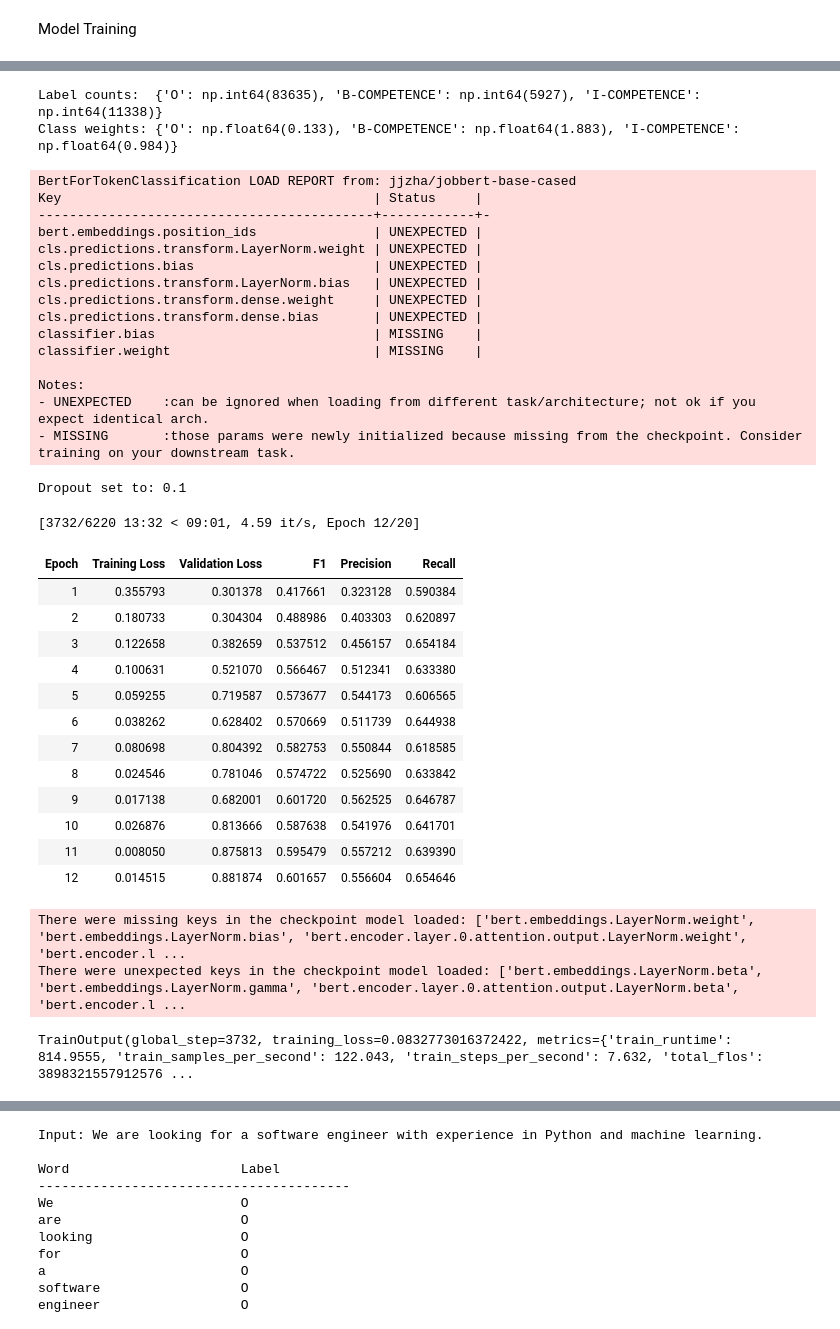
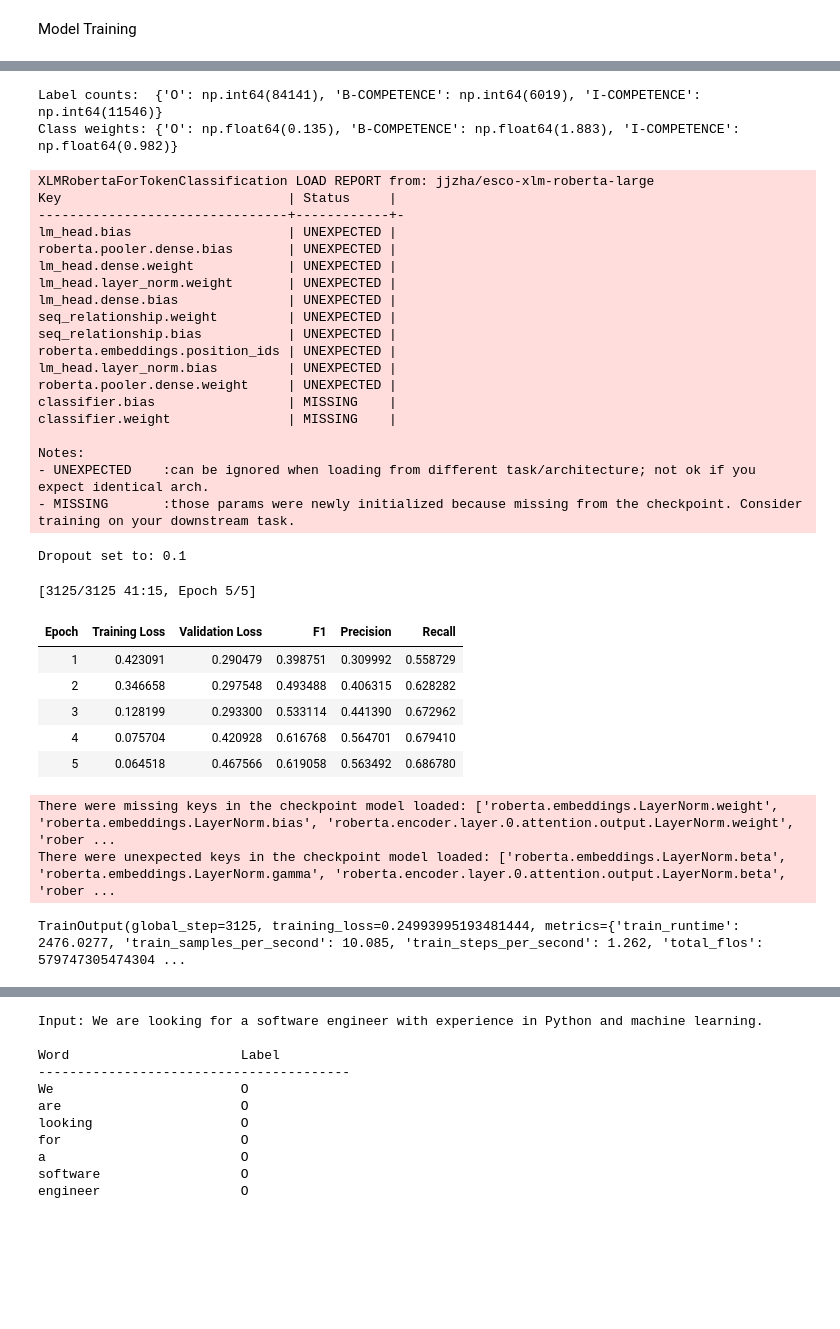
Before and after one commit to ChanZH0525/SkillSpan-NER, a Jupyter notebook: SkillSpan_Complete_Pipeline.ipynb, the cells around one changed output, grey strips where cells are left out. Saved outputs shown, nothing was run; the diff lists cells and outputs as text; code cells hidden in the pictures; blank space fills up the shorter version.

Commit message:
No label masking, adjusted dropout

```diff
--- a/SkillSpan_Complete_Pipeline.ipynb
+++ b/SkillSpan_Complete_Pipeline.ipynb
@@ -493,7 +493,7 @@ Truncation
 # %%
 from transformers import AutoTokenizer
 
-MODEL_NM  = "jjzha/jobbert-base-cased"
+MODEL_NM  = "jjzha/esco-xlm-roberta-large"
 MAX_LENGTH = 128
 
 tokenizer = AutoTokenizer.from_pretrained(MODEL_NM)
@@ -810,68 +814,66 @@ model.resize_token_embeddings(len(tokenizer))
 model.resize_token_embeddings(len(tokenizer))
 print(f"Dropout set to: {model.config.hidden_dropout_prob}")
 training_args = TrainingArguments(
     output_dir="./skillspan-bert",
+    save_total_limit=1, # keeps only the best checkpoint
     eval_strategy="epoch",
     save_strategy="epoch",
-    learning_rate=1e-4,
-    per_device_train_batch_size=16,
-    per_device_eval_batch_size=16,
-    num_train_epochs=20,
+    learning_rate=2e-5,
+    per_device_train_batch_size=8,
+    per_device_eval_batch_size=8,
+    num_train_epochs=5,
     weight_decay=0.01,
+    warmup_steps=0.1,
     load_best_model_at_end=True,
     metric_for_best_model="f1",
     greater_is_better=True,
     logging_steps=50,
     fp16=True
 )
-
 trainer = WeightedTrainer(
     model=model,
     args=training_args,
     train_dataset=tokenized_dataset["train"],
     eval_dataset=tokenized_dataset["validation"],
     data_collator=data_collator,
     compute_metrics=compute_metrics,
-    callbacks=[EarlyStoppingCallback(early_stopping_patience=3)]
+    callbacks=[EarlyStoppingCallback(early_stopping_patience=2)]
 )
 
 trainer.train()
 # %% [output]
-Label counts:  {'O': np.int64(83635), 'B-COMPETENCE': np.int64(5927), 'I-COMPETENCE': np.int64(11338)}
-Class weights: {'O': np.float64(0.133), 'B-COMPETENCE': np.float64(1.883), 'I-COMPETENCE': np.float64(0.984)}
+Label counts:  {'O': np.int64(84141), 'B-COMPETENCE': np.int64(6019), 'I-COMPETENCE': np.int64(11546)}
+Class weights: {'O': np.float64(0.135), 'B-COMPETENCE': np.float64(1.883), 'I-COMPETENCE': np.float64(0.982)}
-BertForTokenClassification LOAD REPORT from: jjzha/jobbert-base-cased
-Key                                        | Status     |
--------------------------------------------+------------+-
-bert.embeddings.position_ids               | UNEXPECTED |
-cls.predictions.transform.LayerNorm.weight | UNEXPECTED |
-cls.predictions.bias                       | UNEXPECTED |
-cls.predictions.transform.LayerNorm.bias   | UNEXPECTED |
-cls.predictions.transform.dense.weight     | UNEXPECTED |
-cls.predictions.transform.dense.bias       | UNEXPECTED |
-classifier.bias                            | MISSING    |
-classifier.weight                          | MISSING    |
+XLMRobertaForTokenClassification LOAD REPORT from: jjzha/esco-xlm-roberta-large
+Key                             | Status     |
+--------------------------------+------------+-
+lm_head.bias                    | UNEXPECTED |
+roberta.pooler.dense.bias       | UNEXPECTED |
+lm_head.dense.weight            | UNEXPECTED |
+lm_head.layer_norm.weight       | UNEXPECTED |
+lm_head.dense.bias              | UNEXPECTED |
+seq_relationship.weight         | UNEXPECTED |
+seq_relationship.bias           | UNEXPECTED |
+roberta.embeddings.position_ids | UNEXPECTED |
+lm_head.layer_norm.bias         | UNEXPECTED |
+roberta.pooler.dense.weight     | UNEXPECTED |
+classifier.bias                 | MISSING    |
+classifier.weight               | MISSING    |
 
 Notes:
 - UNEXPECTED    :can be ignored when loading from different task/architecture; not ok if you expect identical arch.
 - MISSING       :those params were newly initialized because missing from the checkpoint. Consider training on your downstream task.
 Dropout set to: 0.1
-[3732/6220 13:32 < 09:01, 4.59 it/s, Epoch 12/20]
+[3125/3125 41:15, Epoch 5/5]
 | Epoch | Training Loss | Validation Loss | F1 | Precision | Recall |
-| 1 | 0.355793 | 0.301378 | 0.417661 | 0.323128 | 0.590384 |
-| 2 | 0.180733 | 0.304304 | 0.488986 | 0.403303 | 0.620897 |
-| 3 | 0.122658 | 0.382659 | 0.537512 | 0.456157 | 0.654184 |
-| 4 | 0.100631 | 0.521070 | 0.566467 | 0.512341 | 0.633380 |
-| 5 | 0.059255 | 0.719587 | 0.573677 | 0.544173 | 0.606565 |
-| 6 | 0.038262 | 0.628402 | 0.570669 | 0.511739 | 0.644938 |
-| 7 | 0.080698 | 0.804392 | 0.582753 | 0.550844 | 0.618585 |
-| 8 | 0.024546 | 0.781046 | 0.574722 | 0.525690 | 0.633842 |
-| 9 | 0.017138 | 0.682001 | 0.601720 | 0.562525 | 0.646787 |
-| 10 | 0.026876 | 0.813666 | 0.587638 | 0.541976 | 0.641701 |
-| 11 | 0.008050 | 0.875813 | 0.595479 | 0.557212 | 0.639390 |
-| 12 | 0.014515 | 0.881874 | 0.601657 | 0.556604 | 0.654646 |
+| 1 | 0.423091 | 0.290479 | 0.398751 | 0.309992 | 0.558729 |
+| 2 | 0.346658 | 0.297548 | 0.493488 | 0.406315 | 0.628282 |
+| 3 | 0.128199 | 0.293300 | 0.533114 | 0.441390 | 0.672962 |
+| 4 | 0.075704 | 0.420928 | 0.616768 | 0.564701 | 0.679410 |
+| 5 | 0.064518 | 0.467566 | 0.619058 | 0.563492 | 0.686780 |
-There were missing keys in the checkpoint model loaded: ['bert.embeddings.LayerNorm.weight', 'bert.embeddings.LayerNorm.bias', 'bert.encoder.layer.0.attention.output.LayerNorm.weight', 'bert.encoder.l ...
-There were unexpected keys in the checkpoint model loaded: ['bert.embeddings.LayerNorm.beta', 'bert.embeddings.LayerNorm.gamma', 'bert.encoder.layer.0.attention.output.LayerNorm.beta', 'bert.encoder.l ...
+There were missing keys in the checkpoint model loaded: ['roberta.embeddings.LayerNorm.weight', 'roberta.embeddings.LayerNorm.bias', 'roberta.encoder.layer.0.attention.output.LayerNorm.weight', 'rober ...
+There were unexpected keys in the checkpoint model loaded: ['roberta.embeddings.LayerNorm.beta', 'roberta.embeddings.LayerNorm.gamma', 'roberta.encoder.layer.0.attention.output.LayerNorm.beta', 'rober ...
-TrainOutput(global_step=3732, training_loss=0.0832773016372422, metrics={'train_runtime': 814.9555, 'train_samples_per_second': 122.043, 'train_steps_per_second': 7.632, 'total_flos': 3898321557912576 ...
+TrainOutput(global_step=3125, training_loss=0.24993995193481444, metrics={'train_runtime': 2476.0277, 'train_samples_per_second': 10.085, 'train_steps_per_second': 1.262, 'total_flos': 579747305474304 ...
 # %%
 # Evaluate on test set — do this ONCE
 results = trainer.evaluate(tokenized_dataset["test"])
```
Also changed, not shown: parts of 9 cells of this notebook.
